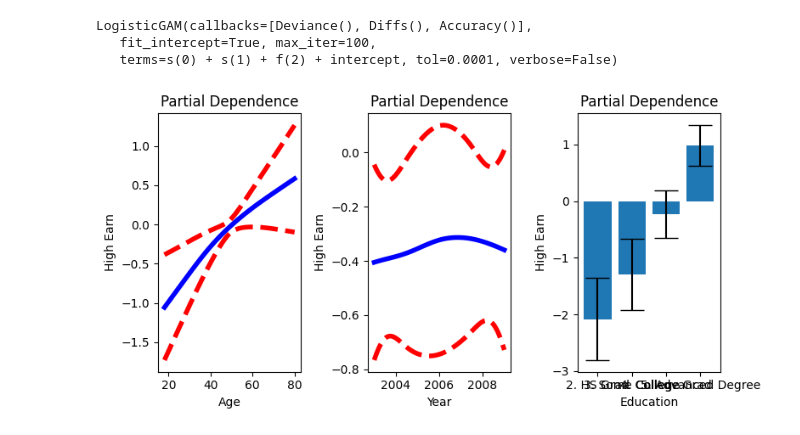
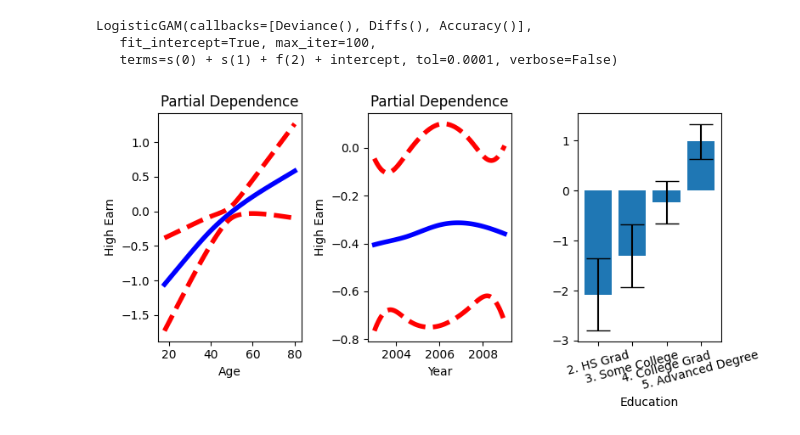
Before and after one commit to kkkamur07/ISL-Learning, a Jupyter notebook: NonLinearity/nonLinearityLab.ipynb, the cells around one changed output. Drawn from its saved outputs; the diff is of its cells as text; code cells hidden in the pictures.

```diff
--- a/NonLinearity/nonLinearityLab.ipynb
+++ b/NonLinearity/nonLinearityLab.ipynb
@@ -613,16 +613,17 @@ LogisticGAM(callbacks=[Deviance(), Diffs(), Accuracy()],
 # %%
 fig, ax = plt.subplots(1,3,figsize = (8,4))
 plot_gam(gam_logit_, 0, ax = ax[0])
 plot_gam(gam_logit_, 1, ax = ax[1])
 plot_gam(gam_logit_, 2, ax = ax[2])
-[ax[i].set_title('Partial Dependence') for i in range(3)]
-[ax[i].set_ylabel('High Earn') for i in range(3)]
+[ax[i].set_title('Partial Dependence') for i in range(2)]
+[ax[i].set_ylabel('High Earn') for i in range(2)]
 ax[0].set_xlabel('Age')
 ax[1].set_xlabel('Year')
 ax[2].set_xticklabels(data_['education'].cat.categories[1:])
+ax[2].xaxis.set_tick_params(rotation=15)
 ax[2].set_xlabel('Education')
 
 plt.tight_layout()
 plt.show()
 # %% [output]
-[figure, old version]
+[figure, new version]
```
Also changed, not shown: parts of 6 cells of this notebook, 3 other files.
